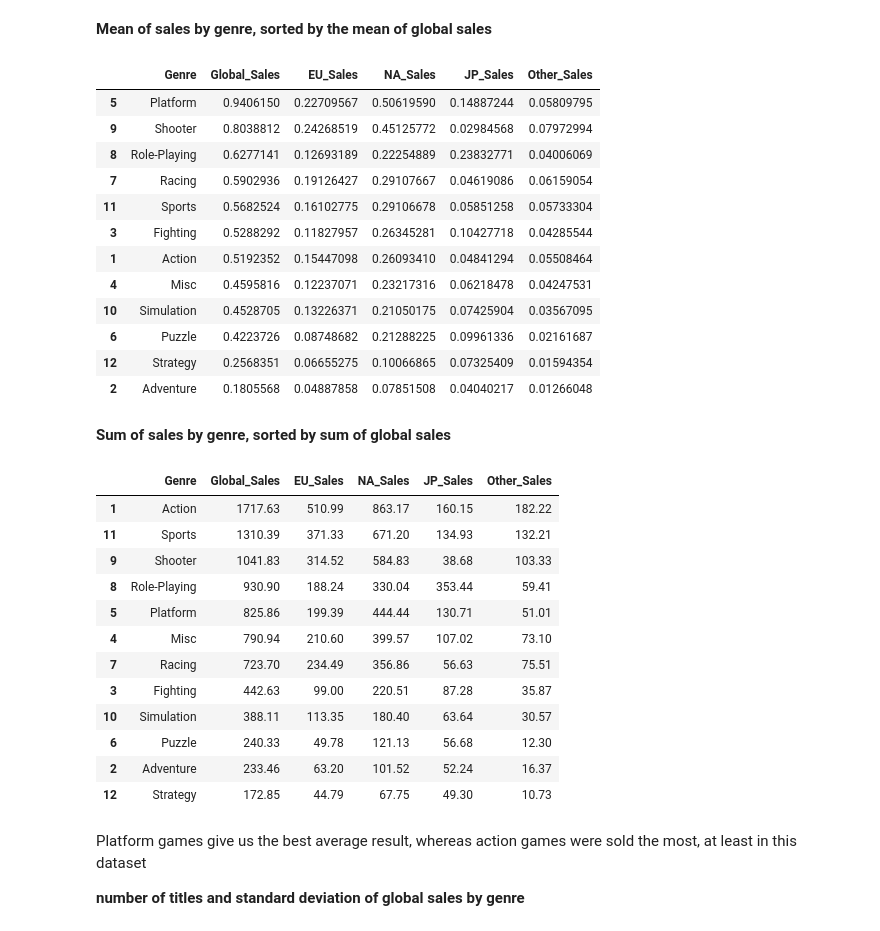
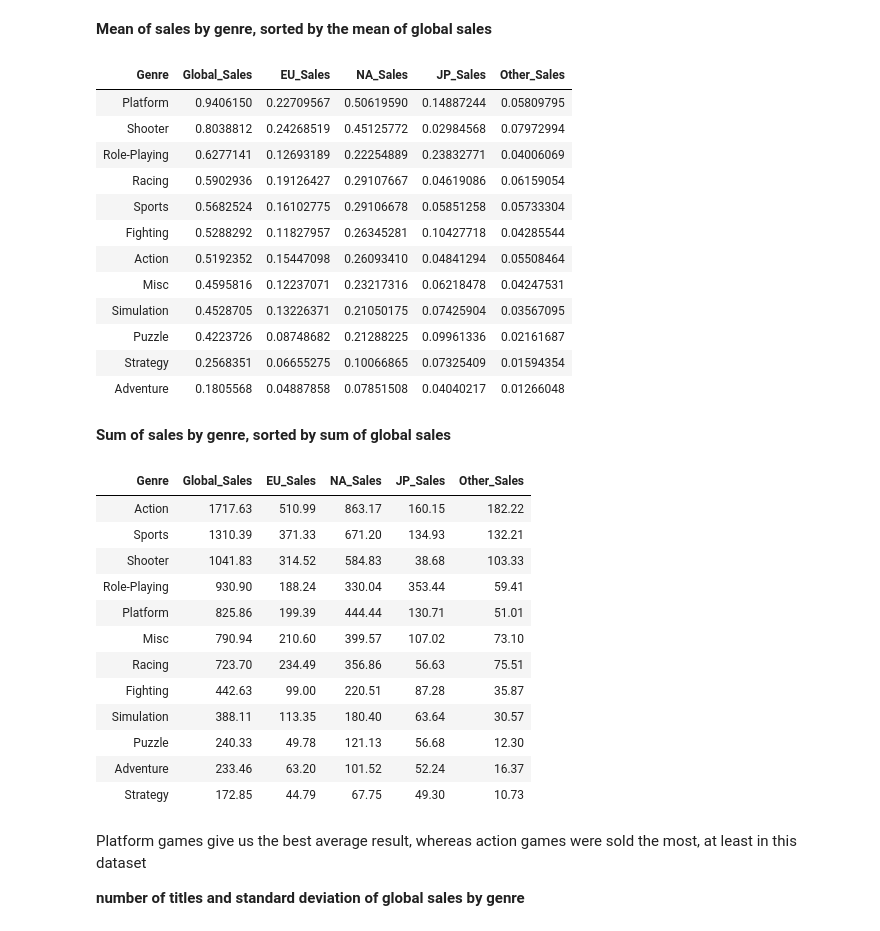
Before and after one commit to FiLeonard/example-game-sale-analysis, a Jupyter notebook: Game Sales Analysis.ipynb, the cells around one changed output. Saved outputs shown, nothing was run; the diff lists cells and outputs as text; code cells hidden in the pictures.

```diff
--- a/Game Sales Analysis.ipynb
+++ b/Game Sales Analysis.ipynb
@@ -304,41 +275,43 @@ Investigation of Global Sales by Genre
 # %%
 meangenresale <- aggregate(cbind(Global_Sales,EU_Sales,NA_Sales,JP_Sales,Other_Sales)~Genre, data=sales, FUN=mean)
 meangenresale <- meangenresale[order(-meangenresale$Global_Sales),]
+rownames(meangenresale) <- NULL
 head(meangenresale, n=12)
 # %% [output]
-|  | Genre | Global_Sales | EU_Sales | NA_Sales | JP_Sales | Other_Sales |
-| 5 | Platform | 0.9406150 | 0.22709567 | 0.50619590 | 0.14887244 | 0.05809795 |
-| 9 | Shooter | 0.8038812 | 0.24268519 | 0.45125772 | 0.02984568 | 0.07972994 |
-| 8 | Role-Playing | 0.6277141 | 0.12693189 | 0.22254889 | 0.23832771 | 0.04006069 |
-| 7 | Racing | 0.5902936 | 0.19126427 | 0.29107667 | 0.04619086 | 0.06159054 |
-| 11 | Sports | 0.5682524 | 0.16102775 | 0.29106678 | 0.05851258 | 0.05733304 |
-| 3 | Fighting | 0.5288292 | 0.11827957 | 0.26345281 | 0.10427718 | 0.04285544 |
-| 1 | Action | 0.5192352 | 0.15447098 | 0.26093410 | 0.04841294 | 0.05508464 |
-| 4 | Misc | 0.4595816 | 0.12237071 | 0.23217316 | 0.06218478 | 0.04247531 |
-| 10 | Simulation | 0.4528705 | 0.13226371 | 0.21050175 | 0.07425904 | 0.03567095 |
-| 6 | Puzzle | 0.4223726 | 0.08748682 | 0.21288225 | 0.09961336 | 0.02161687 |
-| 12 | Strategy | 0.2568351 | 0.06655275 | 0.10066865 | 0.07325409 | 0.01594354 |
-| 2 | Adventure | 0.1805568 | 0.04887858 | 0.07851508 | 0.04040217 | 0.01266048 |
+| Genre | Global_Sales | EU_Sales | NA_Sales | JP_Sales | Other_Sales |
+| Platform | 0.9406150 | 0.22709567 | 0.50619590 | 0.14887244 | 0.05809795 |
+| Shooter | 0.8038812 | 0.24268519 | 0.45125772 | 0.02984568 | 0.07972994 |
+| Role-Playing | 0.6277141 | 0.12693189 | 0.22254889 | 0.23832771 | 0.04006069 |
+| Racing | 0.5902936 | 0.19126427 | 0.29107667 | 0.04619086 | 0.06159054 |
+| Sports | 0.5682524 | 0.16102775 | 0.29106678 | 0.05851258 | 0.05733304 |
+| Fighting | 0.5288292 | 0.11827957 | 0.26345281 | 0.10427718 | 0.04285544 |
+| Action | 0.5192352 | 0.15447098 | 0.26093410 | 0.04841294 | 0.05508464 |
+| Misc | 0.4595816 | 0.12237071 | 0.23217316 | 0.06218478 | 0.04247531 |
+| Simulation | 0.4528705 | 0.13226371 | 0.21050175 | 0.07425904 | 0.03567095 |
+| Puzzle | 0.4223726 | 0.08748682 | 0.21288225 | 0.09961336 | 0.02161687 |
+| Strategy | 0.2568351 | 0.06655275 | 0.10066865 | 0.07325409 | 0.01594354 |
+| Adventure | 0.1805568 | 0.04887858 | 0.07851508 | 0.04040217 | 0.01266048 |
 # %% [markdown]
 **Sum of sales by genre, sorted by sum of global sales**
 # %%
 sumgenresale <- aggregate(cbind(Global_Sales,EU_Sales,NA_Sales,JP_Sales,Other_Sales)~Genre, data=sales, FUN=sum)
 sumgenresale <- sumgenresale[order(-sumgenresale$Global_Sales),]
+rownames(sumgenresale) <- NULL
 head(sumgenresale, n=12)
 # %% [output]
-|  | Genre | Global_Sales | EU_Sales | NA_Sales | JP_Sales | Other_Sales |
-| 1 | Action | 1717.63 | 510.99 | 863.17 | 160.15 | 182.22 |
-| 11 | Sports | 1310.39 | 371.33 | 671.20 | 134.93 | 132.21 |
-| 9 | Shooter | 1041.83 | 314.52 | 584.83 | 38.68 | 103.33 |
-| 8 | Role-Playing | 930.90 | 188.24 | 330.04 | 353.44 | 59.41 |
-| 5 | Platform | 825.86 | 199.39 | 444.44 | 130.71 | 51.01 |
-| 4 | Misc | 790.94 | 210.60 | 399.57 | 107.02 | 73.10 |
-| 7 | Racing | 723.70 | 234.49 | 356.86 | 56.63 | 75.51 |
-| 3 | Fighting | 442.63 | 99.00 | 220.51 | 87.28 | 35.87 |
-| 10 | Simulation | 388.11 | 113.35 | 180.40 | 63.64 | 30.57 |
-| 6 | Puzzle | 240.33 | 49.78 | 121.13 | 56.68 | 12.30 |
-| 2 | Adventure | 233.46 | 63.20 | 101.52 | 52.24 | 16.37 |
-| 12 | Strategy | 172.85 | 44.79 | 67.75 | 49.30 | 10.73 |
+| Genre | Global_Sales | EU_Sales | NA_Sales | JP_Sales | Other_Sales |
+| Action | 1717.63 | 510.99 | 863.17 | 160.15 | 182.22 |
+| Sports | 1310.39 | 371.33 | 671.20 | 134.93 | 132.21 |
+| Shooter | 1041.83 | 314.52 | 584.83 | 38.68 | 103.33 |
+| Role-Playing | 930.90 | 188.24 | 330.04 | 353.44 | 59.41 |
+| Platform | 825.86 | 199.39 | 444.44 | 130.71 | 51.01 |
+| Misc | 790.94 | 210.60 | 399.57 | 107.02 | 73.10 |
+| Racing | 723.70 | 234.49 | 356.86 | 56.63 | 75.51 |
+| Fighting | 442.63 | 99.00 | 220.51 | 87.28 | 35.87 |
+| Simulation | 388.11 | 113.35 | 180.40 | 63.64 | 30.57 |
+| Puzzle | 240.33 | 49.78 | 121.13 | 56.68 | 12.30 |
+| Adventure | 233.46 | 63.20 | 101.52 | 52.24 | 16.37 |
+| Strategy | 172.85 | 44.79 | 67.75 | 49.30 | 10.73 |
 # %% [markdown]
 Platform games give us the best average result, whereas action games were sold the most, at least in this dataset
 
```
Also changed, not shown: parts of 15 cells of this notebook.
